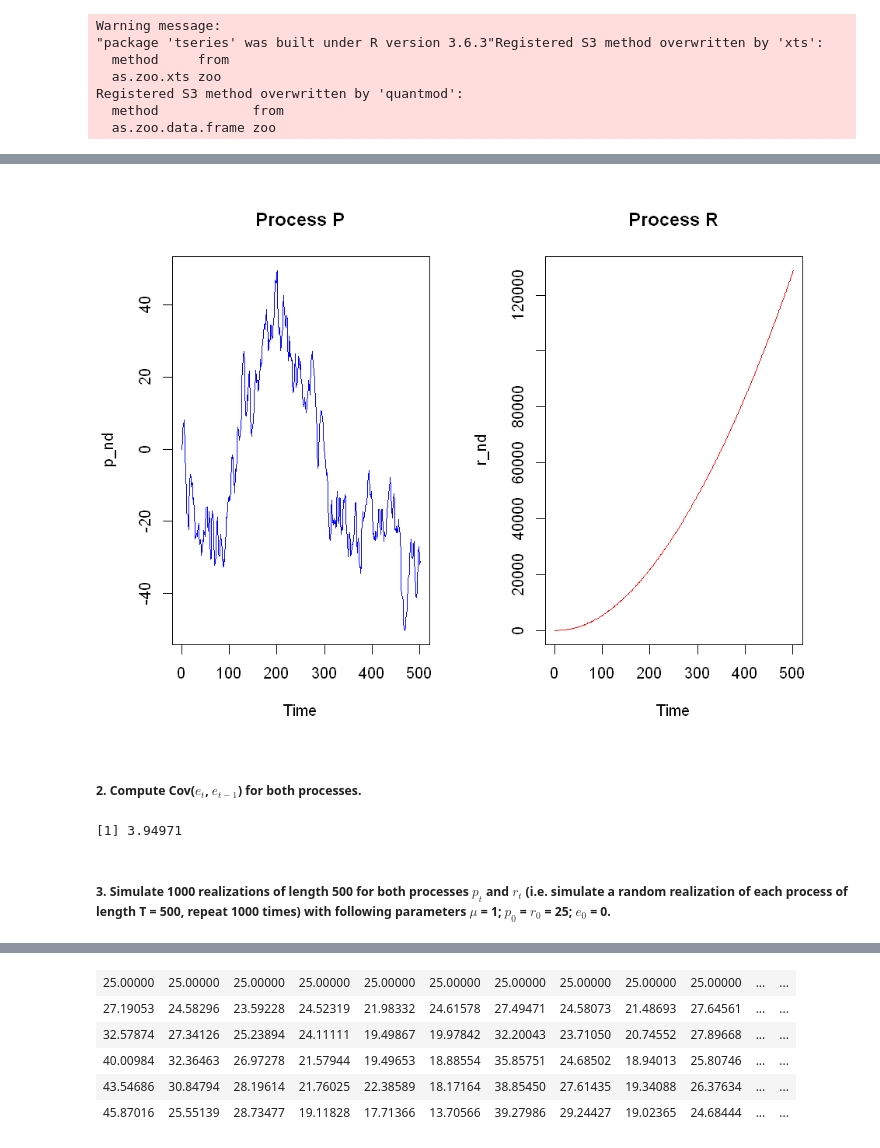
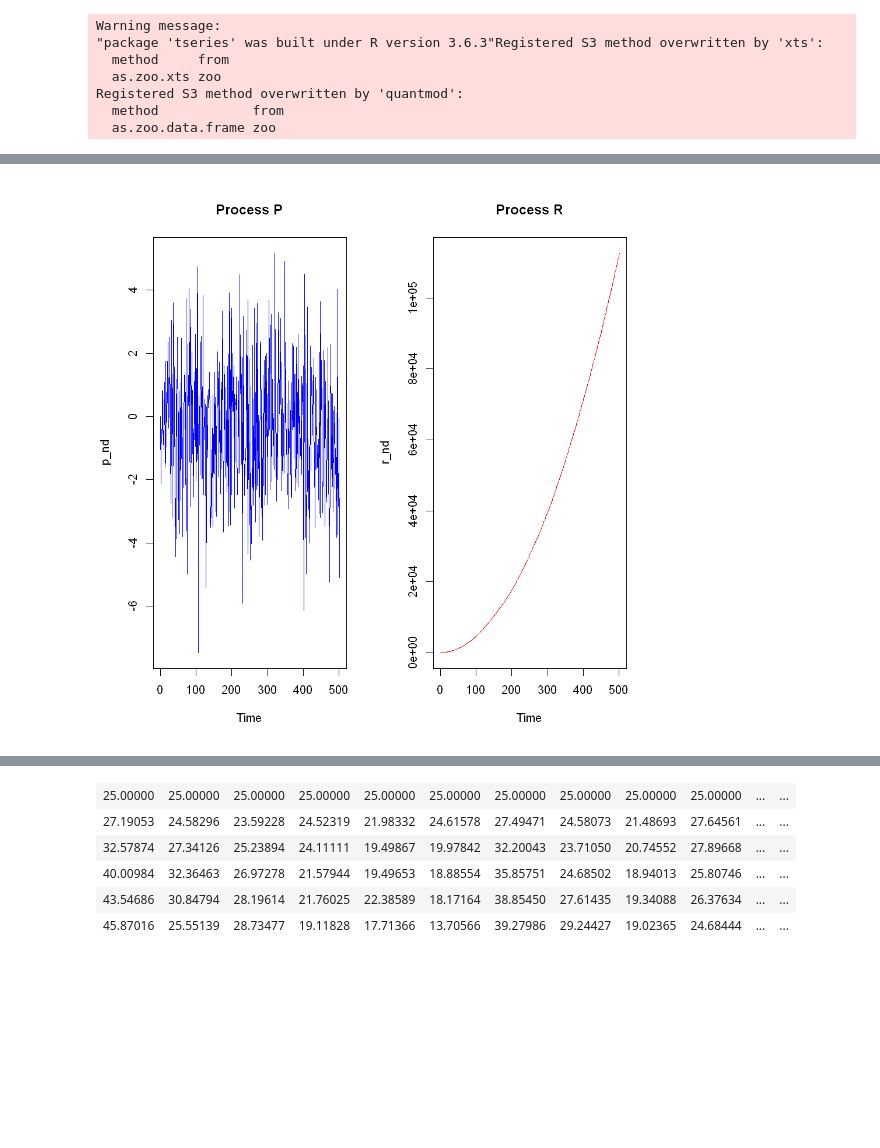
Before and after one commit to 51014941/JEM059-HW-Zhang-and-Qu, a Jupyter notebook: HW1-draft-p2.ipynb, the cells around one changed output, grey strips where cells are left out. Drawn from its saved outputs; the diff is of its cells as text; code cells hidden in the pictures; blank space fills up the shorter version.

```diff
--- a/HW1-draft-p2.ipynb
+++ b/HW1-draft-p2.ipynb
@@ -51,39 +51,29 @@ p_e <- rnorm(l, 0, sqrt(4))
 p_nd <- vector()
 p_nd[1] <- 0 #initial value
 for (i in 2 : l){
-    p_nd[i] <- p_nd[i-1] + p_e[i] + p_e[i-1]
+    p_nd[i] <- p_nd[i-1] + p_e[i] - p_e[i-1]
 }
-# %%
-# Simulate r
-#r(t) = r(t-1) + e(t)
-
-# Simulate e random walk
-# e(t)= u + e(t-1) + n(t)
-
-r_nd <- vector()
-r_nd[1] <- 0 #initial value
-e_nd <- vector()
-n_e <- rnorm(l) #simulate noise
-e_nd[1] <- 0 #initial value
-u <- 1
-for (i in 2 : l){
-    e_nd[i] <- u + e_nd[i-1] + n_e[i]
-    r_nd[i] <- r_nd[i-1] + e_nd[i]
-}
-
-par(mfrow = c(1, 2))
-
-plot.ts(p_nd,col='blue', main='Process P')
-plot.ts(r_nd,col='red', main='Process R')
-# %% [output]
-[figure, removed]
-# %% [markdown]
-##### 2. Compute Cov($e_{t}$, $e_{t-1}$) for both processes.
-# %%
-# covariance of process p
-
-cov(p_e, p_e)
-# %% [output]
-[1] 3.94971
-# %% [markdown]
-##### 3. Simulate 1000 realizations of length 500 for both processes $p_{t}$ and $r_{t}$ (i.e. simulate a random realization of each process of length T = 500, repeat 1000 times) with following parameters $\mu$ = 1; $p_{0}$ =  $r_{0}$  = 25; $e_{0}$ = 0.
+# %%
+# Simulate r
+#r(t) = r(t-1) + e(t)
+
+# Simulate e random walk
+# e(t)= u + e(t-1) + n(t)
+
+r_nd <- vector()
+r_nd[1] <- 0 #initial value
+e_nd <- vector()
+n_e <- rnorm(l) #simulate noise
+e_nd[1] <- 0 #initial value
+u <- 0
+for (i in 2 : l){
+    e_nd[i] <- u + e_nd[i-1] + n_e[i]
+    r_nd[i] <- r_nd[i-1] + e_nd[i]
+}
+
+par(mfrow = c(1, 2))
+
+plot.ts(p_nd,col='blue', main='Process P')
+plot.ts(r_nd,col='red', main='Process R')
+# %% [output]
+[figure, added]
```
Also changed, not shown: parts of 11 cells of this notebook.
